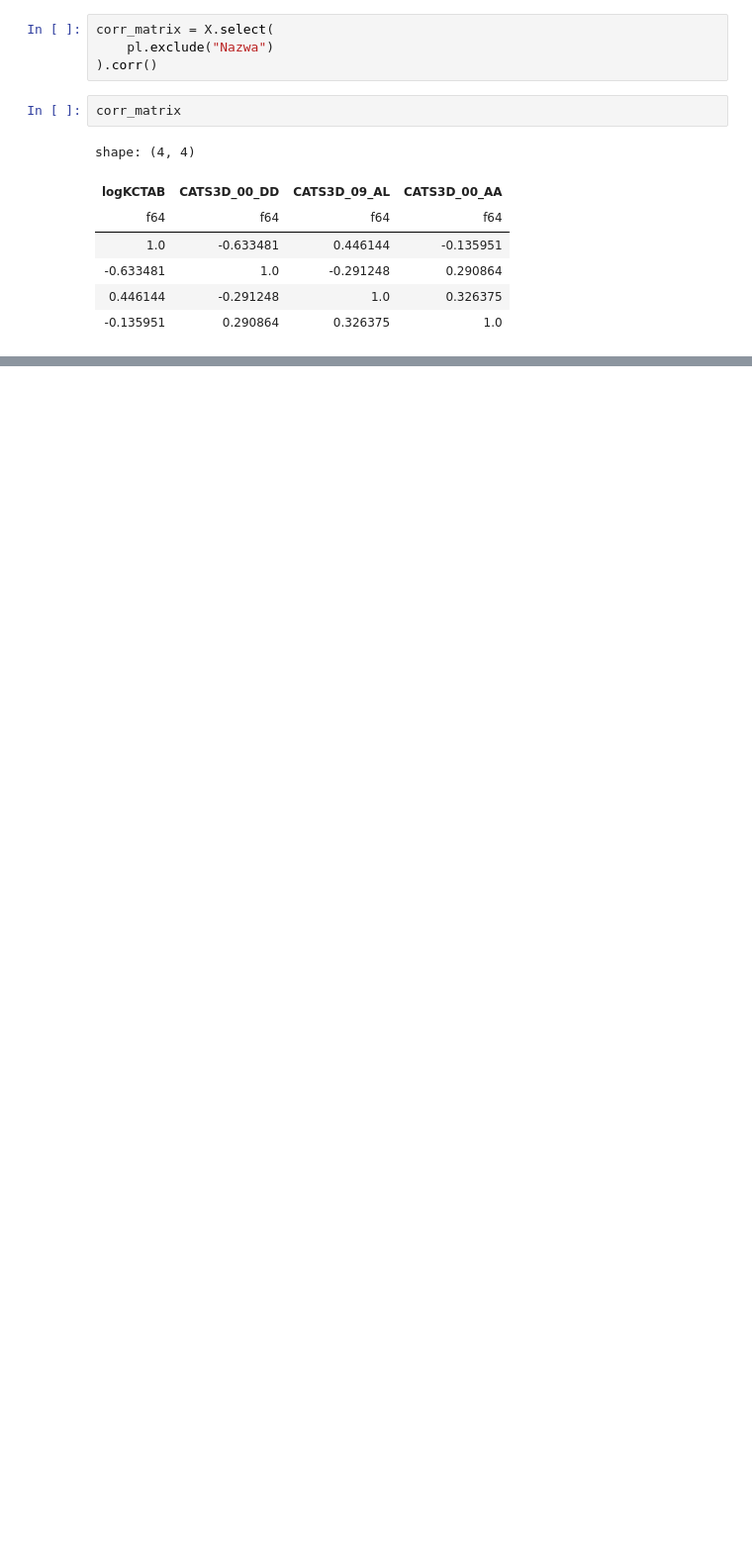
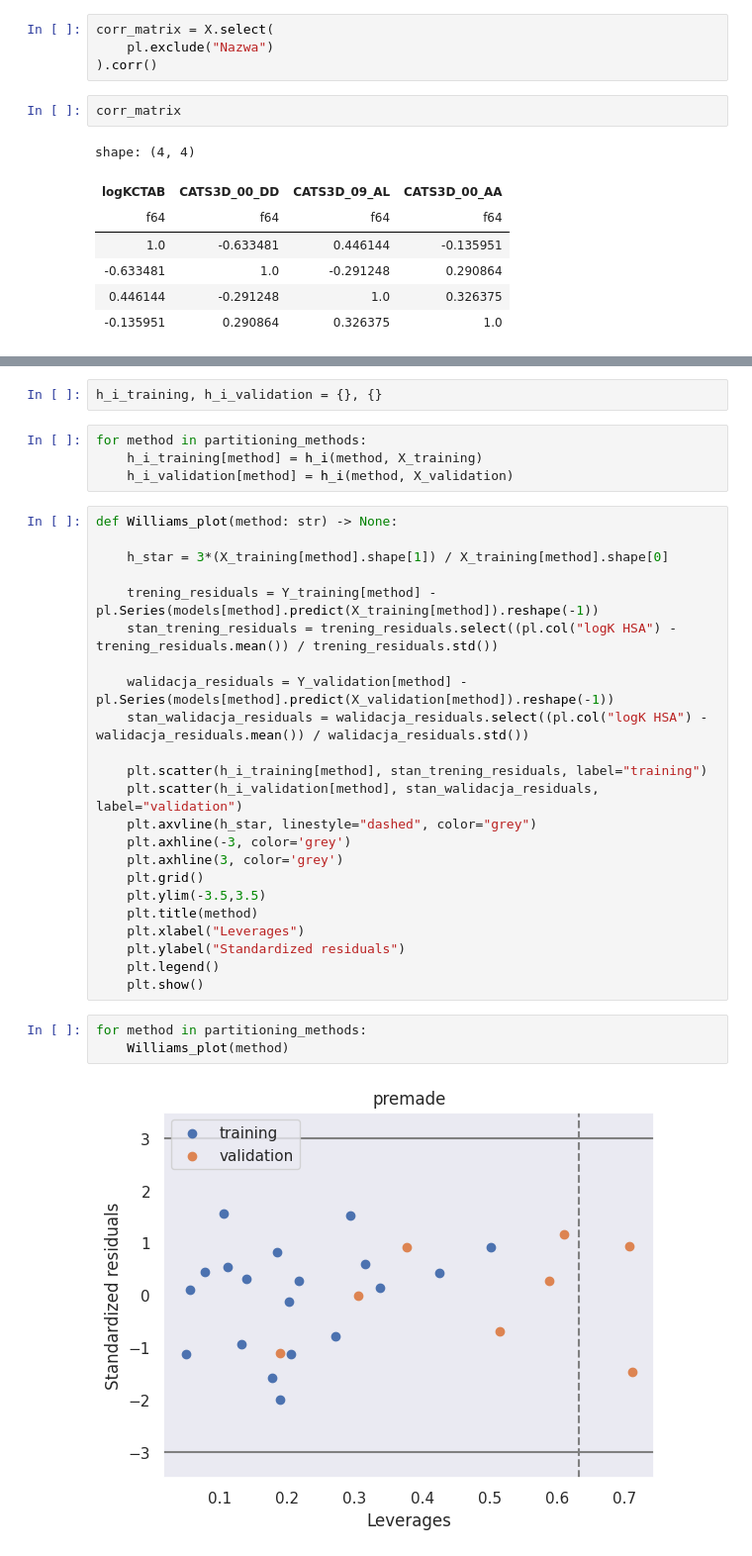
Before and after one commit to Kubabob/uczenie_maszynowe, a Jupyter notebook: 1/zad2.ipynb, the cells around one changed output, grey strips where cells are left out. Shown at 99% size. Drawn from its saved outputs; the diff is of its cells as text; blank space fills up the shorter version.

```diff
--- a/1/zad2.ipynb
+++ b/1/zad2.ipynb
@@ -345,0 +272,34 @@ F(pred_Y_trening, Y_trening, 4)
+# %%
+h_i_training, h_i_validation = {}, {}
+# %%
+for method in partitioning_methods:
+    h_i_training[method] = h_i(method, X_training)
+    h_i_validation[method] = h_i(method, X_validation)
+# %%
+def Williams_plot(method: str) -> None:
+
+    h_star = 3*(X_training[method].shape[1]) / X_training[method].shape[0]
+
+    trening_residuals = Y_training[method] - pl.Series(models[method].predict(X_training[method]).reshape(-1))
+    stan_trening_residuals = trening_residuals.select((pl.col("logK HSA") - trening_residuals.mean()) / trening_residuals.std())
+
+    walidacja_residuals = Y_validation[method] - pl.Series(models[method].predict(X_validation[method]).reshape(-1))
+    stan_walidacja_residuals = walidacja_residuals.select((pl.col("logK HSA") - walidacja_residuals.mean()) / walidacja_residuals.std())
+
+    plt.scatter(h_i_training[method], stan_trening_residuals, label="training")
+    plt.scatter(h_i_validation[method], stan_walidacja_residuals, label="validation")
+    plt.axvline(h_star, linestyle="dashed", color="grey")
+    plt.axhline(-3, color='grey')
+    plt.axhline(3, color='grey')
+    plt.grid()
+    plt.ylim(-3.5,3.5)
+    plt.title(method)
+    plt.xlabel("Leverages")
+    plt.ylabel("Standardized residuals")
+    plt.legend()
+    plt.show()
+# %%
+for method in partitioning_methods:
+    Williams_plot(method)
+# %% [output]
+[figure, added]
```
Also changed, not shown: parts of 71 cells of this notebook, 6 other files.
